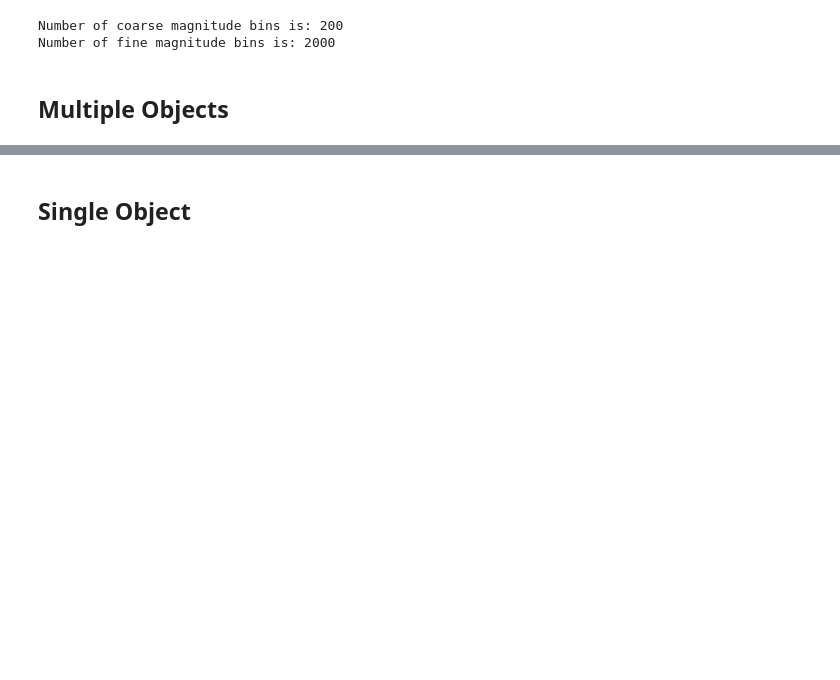
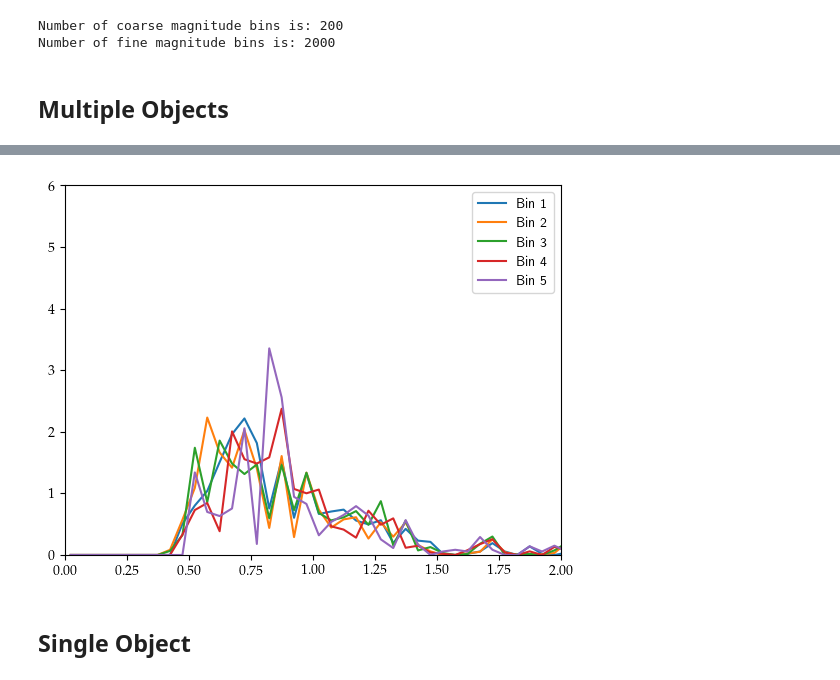
Before and after one commit to Harry45/BHM-nz, a Jupyter notebook: bhm/playground.ipynb, the cells around one changed output, grey strips where cells are left out. Drawn from its saved outputs; the diff is of its cells as text; code cells hidden in the pictures; blank space fills up the shorter version.

```diff
--- a/bhm/playground.ipynb
+++ b/bhm/playground.ipynb
@@ -1287,3 +1295,44 @@ array([228320, 236163, 110144,  54554,  48338, 133158, 234148,  48738,
+# %%
+bin1 = record_z_gibb[:, labels == 1][burnin:]
+bin2 = record_z_gibb[:, labels == 2][burnin:]
+bin3 = record_z_gibb[:, labels == 3][burnin:]
+bin4 = record_z_gibb[:, labels == 4][burnin:]
+bin5 = record_z_gibb[:, labels == 5][burnin:]
+# %%
+def get_bin_samples(tomo_bin, zbins):
+    record_heights = []
+    for i in range(tomo_bin.shape[0]):
+        heights, zedges = np.histogram(tomo_bin[i], bins=zbins, density=True)
+        record_heights.append(heights)
+    record_heights = np.column_stack(record_heights).T
+    return record_heights, zedges
+# %%
+zbins = zgrid-deltaz_coarse
+zmid = zbins[:-1] + deltaz_coarse/2
+
+heights1, zedges = get_bin_samples(bin1, zbins)
+heights2, zedges = get_bin_samples(bin2, zbins)
+heights3, zedges = get_bin_samples(bin3, zbins)
+heights4, zedges = get_bin_samples(bin4, zbins)
+heights5, zedges = get_bin_samples(bin5, zbins)
+# %%
+mean1 = np.mean(heights1, axis=0)
+mean2 = np.mean(heights2, axis=0)
+mean3 = np.mean(heights3, axis=0)
+mean4 = np.mean(heights4, axis=0)
+mean5 = np.mean(heights5, axis=0)
+# %%
+plt.plot(zmid, mean1 / np.trapz(mean1, zmid), label = 'Bin 1')
+plt.plot(zmid, mean2 / np.trapz(mean2, zmid), label = 'Bin 2')
+plt.plot(zmid, mean3 / np.trapz(mean3, zmid), label = 'Bin 3')
+plt.plot(zmid, mean4 / np.trapz(mean4, zmid), label = 'Bin 4')
+plt.plot(zmid, mean5 / np.trapz(mean5, zmid), label = 'Bin 5')
+plt.xlim(0,2)
+plt.ylim(0,6)
+plt.legend(loc = 'best')
+plt.show()
+# %% [output]
+[figure, added]
 # %% [markdown]
 ## Single Object
 # %%
```
Also changed, not shown: parts of 66 cells of this notebook, 4 other files.
